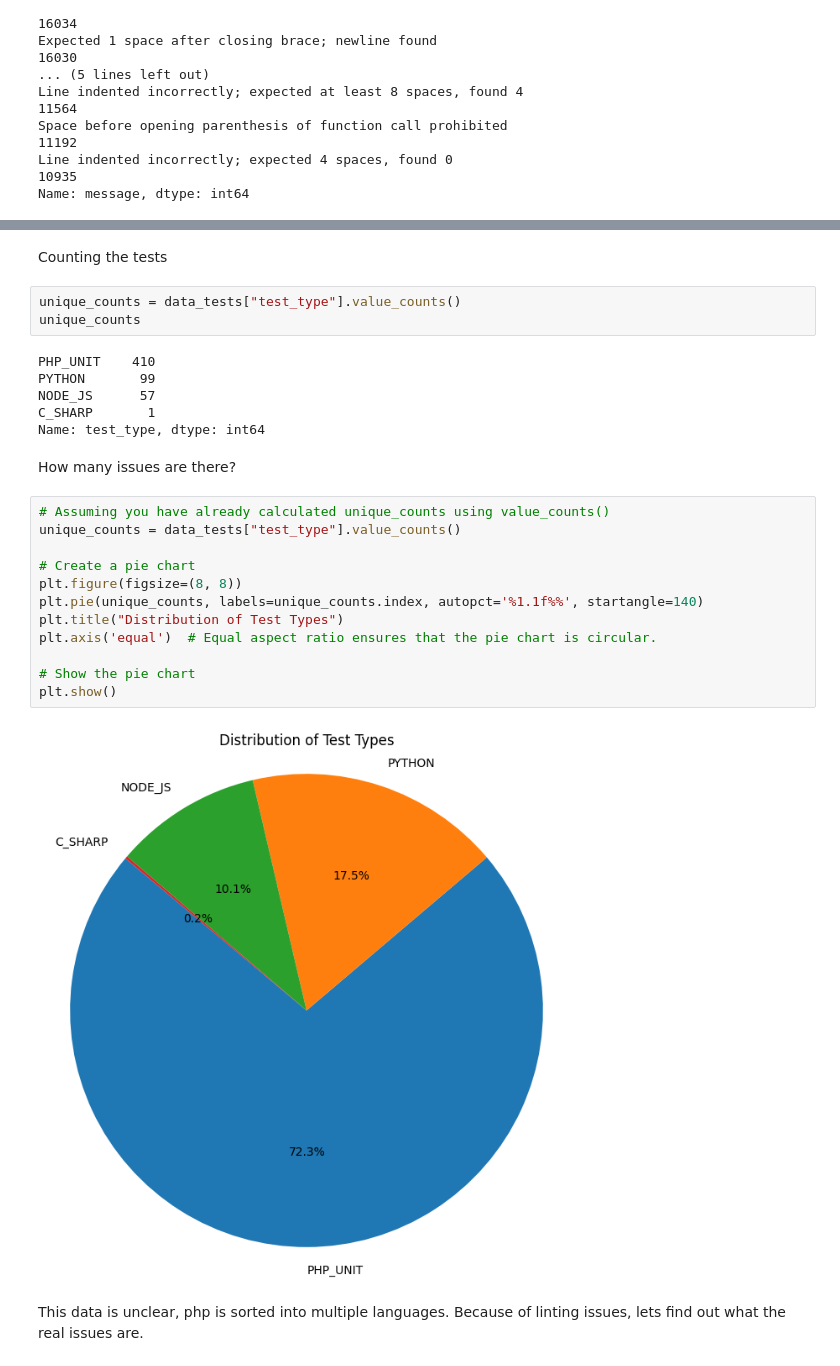
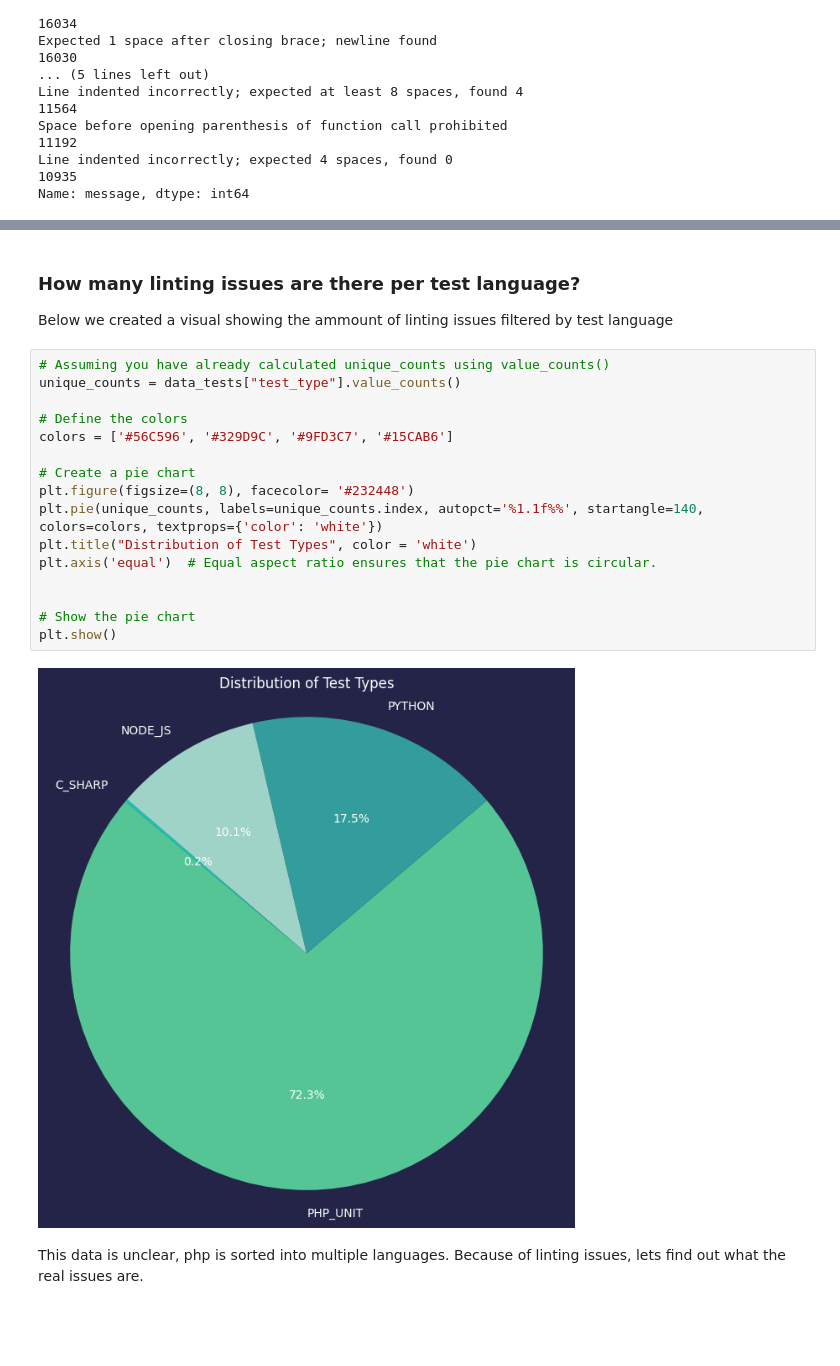
Before and after one commit to joramswarts/Bit-academy-blast-errors, a Jupyter notebook: test_types.ipynb, the cells around one changed output, grey strips where cells are left out. Drawn from its saved outputs; the diff is of its cells as text; blank space fills up the shorter version.

```diff
--- a/test_types.ipynb
+++ b/test_types.ipynb
@@ -79,29 +50,24 @@ data_review_test_results
-# %% [markdown]
-Counting the tests
-# %%
-unique_counts = data_tests["test_type"].value_counts()
-unique_counts
-# %% [output]
-PHP_UNIT    410
-PYTHON       99
-NODE_JS      57
-C_SHARP       1
-Name: test_type, dtype: int64
-# %% [markdown]
-How many issues are there?
+# %% [markdown]
+### How many linting issues are there per test language?
+
+Below we created a visual showing the ammount of linting issues filtered by test language
 # %%
 # Assuming you have already calculated unique_counts using value_counts()
 unique_counts = data_tests["test_type"].value_counts()
 
+# Define the colors
+colors = ['#56C596', '#329D9C', '#9FD3C7', '#15CAB6']
+
 # Create a pie chart
-plt.figure(figsize=(8, 8))
-plt.pie(unique_counts, labels=unique_counts.index, autopct='%1.1f%%', startangle=140)
-plt.title("Distribution of Test Types")
+plt.figure(figsize=(8, 8), facecolor= '#232448')
+plt.pie(unique_counts, labels=unique_counts.index, autopct='%1.1f%%', startangle=140, colors=colors, textprops={'color': 'white'})
+plt.title("Distribution of Test Types", color = 'white')
 plt.axis('equal')  # Equal aspect ratio ensures that the pie chart is circular.
+
 
 # Show the pie chart
 plt.show()
 # %% [output]
-[figure, old version]
+[figure, new version]
 # %% [markdown]
 This data is unclear, php is sorted into multiple languages. Because of linting issues, lets find out what the real issues are.
```
Also changed, not shown: parts of 21 cells of this notebook.
